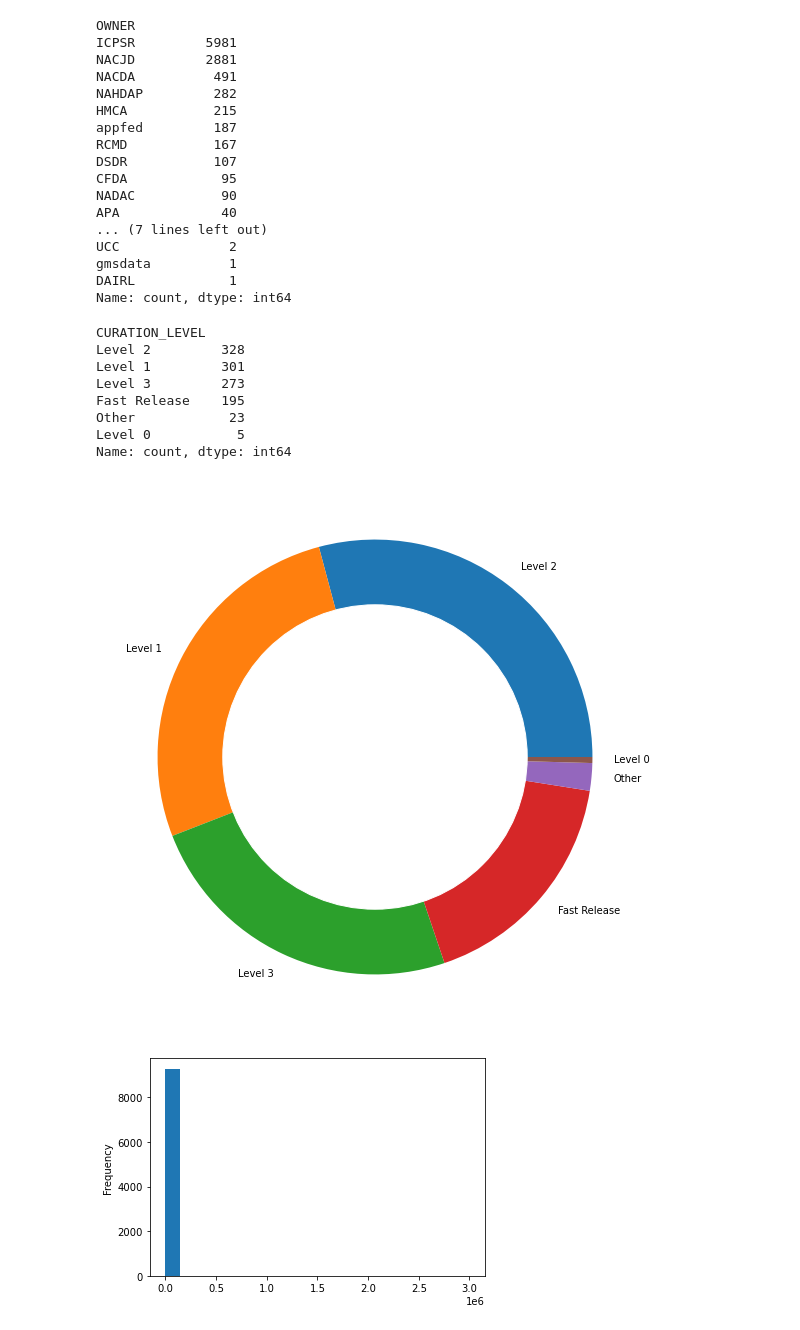
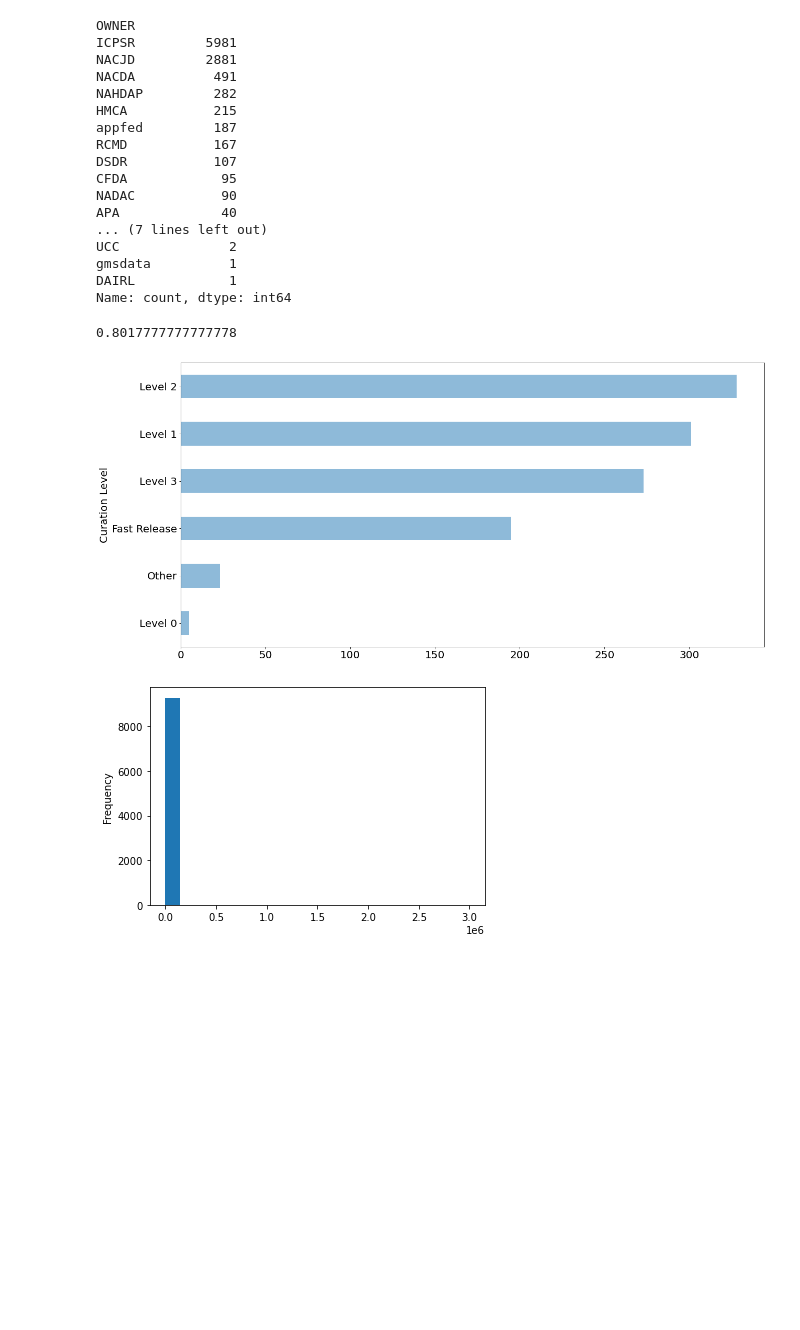
Before and after one commit to ICPSR/mica-data-descriptor, a Jupyter notebook: notebooks/describe-data.ipynb, the cells around one changed output. Saved outputs shown, nothing was run; the diff lists cells and outputs as text; code cells hidden in the pictures; blank space fills up the shorter version.

```diff
--- a/notebooks/describe-data.ipynb
+++ b/notebooks/describe-data.ipynb
@@ -114,28 +115,32 @@ gmsdata          1
 DAIRL            1
 Name: count, dtype: int64
 # %%
-size=df_study['CURATION_LEVEL'].value_counts().sort_values(ascending=False)
-print(size)
+# size=df_study['CURATION_LEVEL'].value_counts().sort_values(ascending=False)
+# print(size)
 
-my_circle = plt.Circle( (0,0), 0.7, color='white')
+# my_circle = plt.Circle( (0,0), 0.7, color='white')
 
-plt.figure(figsize=(10,10))
-plt.pie(size, labels=size.index)
-p = plt.gcf()
-p.gca().add_artist(my_circle)
+# plt.figure(figsize=(10,10))
+# plt.pie(size, labels=size.index)
+# p = plt.gcf()
+# p.gca().add_artist(my_circle)
 
-plt.savefig('../figures/cur_level.pdf', format="pdf")
-plt.show()
+# plt.savefig('../figures/cur_level.pdf', format="pdf")
+# plt.show()
-# %% [output]
-CURATION_LEVEL
-Level 2         328
-Level 1         301
-Level 3         273
-Fast Release    195
-Other            23
-Level 0           5
-Name: count, dtype: int64
-[figure, removed]
+# %%
+df_study['CURATION_LEVEL'].value_counts()
+(328 +301 + 273)/1125
+# %% [output]
+0.8017777777777778
+# %%
+ax = (df_study['CURATION_LEVEL']
+      .value_counts().sort_values(ascending=True)
+      .plot.barh(alpha=0.5,figsize=(20,10),fontsize=20));
+plt.ylabel('Curation Level', fontsize=20)
+fig = ax.get_figure()
+fig.savefig('../figures/cur_level.pdf', format="pdf")
+# %% [output]
+[figure, added]
 # %%
 df_study['TOTAL_VARS'].plot.hist(bins=20);
 # %% [output]
```
Also changed, not shown: parts of 4 cells of this notebook.
